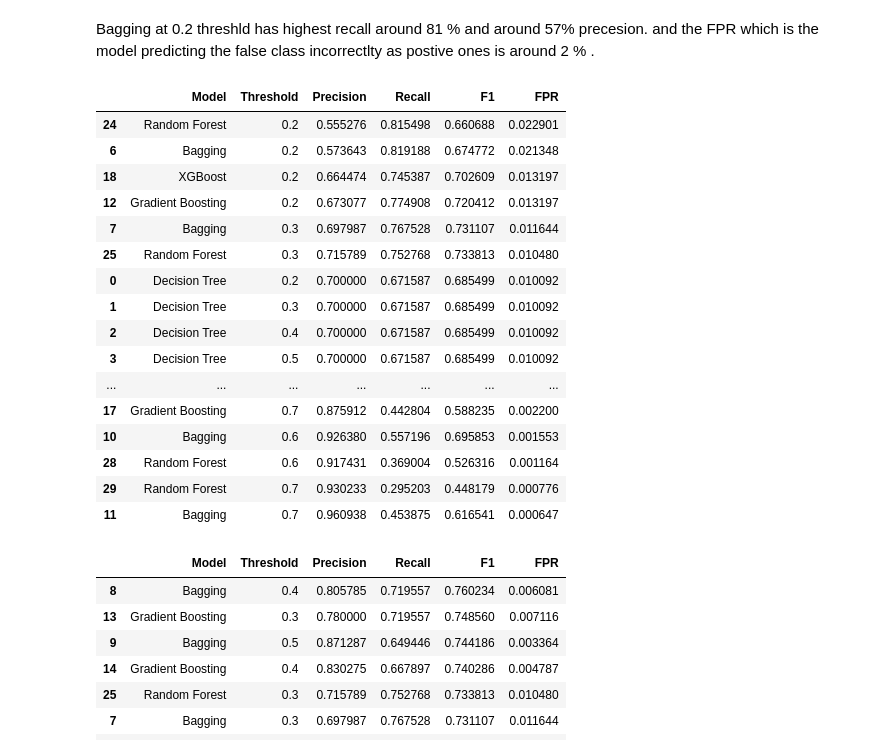
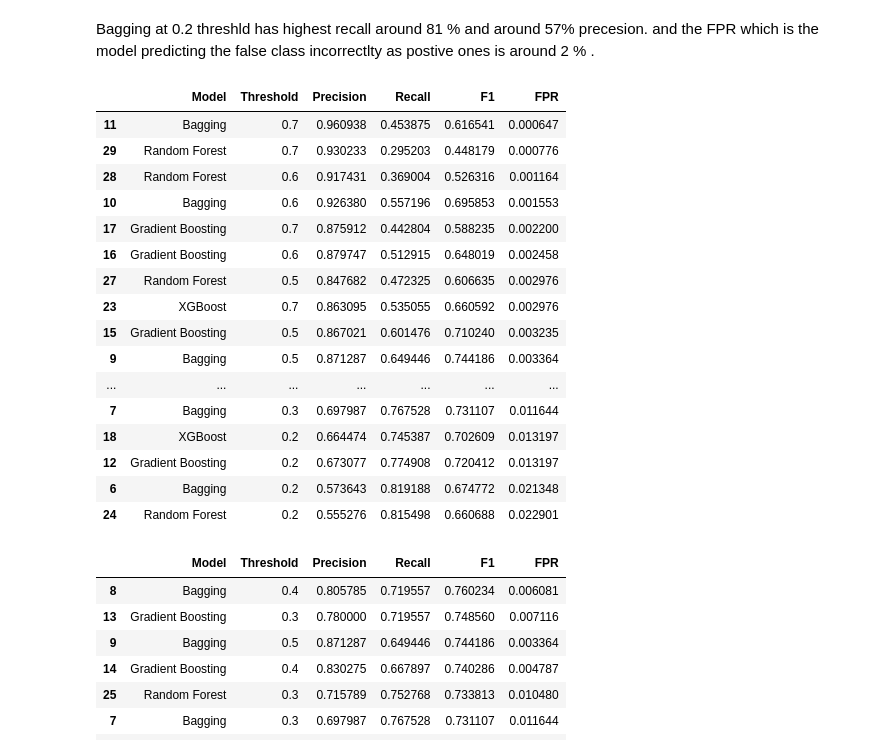
Before and after one commit to VivekXplore/PulseMachine, a Jupyter notebook: EDA/03_correct.ipynb, the cells around one changed output. Drawn from its saved outputs; the diff is of its cells as text; code cells hidden in the pictures.

Commit message:
Found out a problem and solved it regarding test set

```diff
--- a/EDA/03_correct.ipynb
+++ b/EDA/03_correct.ipynb
@@ -571,7 +567,7 @@ from sklearn.ensemble import RandomForestClassifier
 
 
 rf=RandomForestClassifier(random_state=42,n_estimators=100)
-rf.fit(X_train_transform,y_train)
-rf_pred=rf.predict(X_test_transform)
-accuracy_score(y_test,rf_pred)
+rf_pred=cross_val_predict(rf,X_train_transform,y_train,cv=cv,method='predict')
+
+accuracy_score(y_train,rf_pred)
 # %% [output]
@@ -598,9 +594,8 @@ from xgboost import XGBClassifier
 
 
 ada=AdaBoostClassifier(n_estimators=5, learning_rate=0.5,random_state=42)
-ada.fit(X_train_transform,y_train)
-ada_pred=ada.predict(X_test_transform)
-print('accuracy:',accuracy_score(y_test,ada_pred))
-print('precision:',precision_score(y_test,ada_pred))
-print('recall:',recall_score(y_test,ada_pred))
+ada_pred=cross_val_predict(ada,X_train_transform,y_train,cv=cv,method='predict')
+print('accuracy:',accuracy_score(y_train,ada_pred))
+print('precision:',precision_score(y_train,ada_pred))
+print('recall:',recall_score(y_train,ada_pred))
 # %% [output]
@@ -611,9 +606,9 @@ recall: 0.11764705882352941
 # gradient-Boost
 
 grad=GradientBoostingClassifier(n_estimators=100)
-grad.fit(X_train_transform,y_train)
-grad_pred=grad.predict(X_test_transform)
-print(accuracy_score(y_test,grad_pred))
-print('precision:',precision_score(y_test,grad_pred))
-print('recall:',recall_score(y_test,grad_pred))
+
+grad_pred=cross_val_predict(grad,X_train_transform,y_train,cv=cv,method='predict')
+print(accuracy_score(y_train,grad_pred))
+print('precision:',precision_score(y_train,grad_pred))
+print('recall:',recall_score(y_train,grad_pred))
 # %% [output]
@@ -625,9 +620,9 @@ recall: 0.6617647058823529
 
 
 xg=XGBClassifier(n_estimators=100)
-xg.fit(X_train_transform,y_train)
-xg_pred=xg.predict(X_test_transform)
-print(accuracy_score(y_test,xg_pred))
-print('precision:',precision_score(y_test,xg_pred))
-print('recall:',recall_score(y_test,xg_pred))
+
+xg_pred=cross_val_predict(xg,X_train_transform,y_train,cv=cv,method='predict')
+print(accuracy_score(y_train,xg_pred))
+print('precision:',precision_score(y_train,xg_pred))
+print('recall:',recall_score(y_train,xg_pred))
 # %% [output]
@@ -976,27 +964,27 @@ threshold_df.sort_values(by='Recall',ascending=False)
 # %% [markdown]
 Bagging at 0.2 threshld has highest recall around 81 % and around 57% precesion. and the FPR which is the model predicting the false class incorrectlty as  postive ones is around 2 % .
 # %%
-threshold_df.sort_values(by='FPR',ascending=False)
+threshold_df.sort_values(by='FPR',ascending=True)
 
-# so at 0.2 Random forest  produce the least FPR .
+# so at 0.2 bagging  produce the least FPR .
 # %% [output]
 |  | Model | Threshold | Precision | Recall | F1 | FPR |
-| 24 | Random Forest | 0.2 | 0.555276 | 0.815498 | 0.660688 | 0.022901 |
-| 6 | Bagging | 0.2 | 0.573643 | 0.819188 | 0.674772 | 0.021348 |
+| 11 | Bagging | 0.7 | 0.960938 | 0.453875 | 0.616541 | 0.000647 |
+| 29 | Random Forest | 0.7 | 0.930233 | 0.295203 | 0.448179 | 0.000776 |
+| 28 | Random Forest | 0.6 | 0.917431 | 0.369004 | 0.526316 | 0.001164 |
+| 10 | Bagging | 0.6 | 0.926380 | 0.557196 | 0.695853 | 0.001553 |
+| 17 | Gradient Boosting | 0.7 | 0.875912 | 0.442804 | 0.588235 | 0.002200 |
+| 16 | Gradient Boosting | 0.6 | 0.879747 | 0.512915 | 0.648019 | 0.002458 |
+| 27 | Random Forest | 0.5 | 0.847682 | 0.472325 | 0.606635 | 0.002976 |
+| 23 | XGBoost | 0.7 | 0.863095 | 0.535055 | 0.660592 | 0.002976 |
+| 15 | Gradient Boosting | 0.5 | 0.867021 | 0.601476 | 0.710240 | 0.003235 |
+| 9 | Bagging | 0.5 | 0.871287 | 0.649446 | 0.744186 | 0.003364 |
+| ... | ... | ... | ... | ... | ... | ... |
+| 7 | Bagging | 0.3 | 0.697987 | 0.767528 | 0.731107 | 0.011644 |
 | 18 | XGBoost | 0.2 | 0.664474 | 0.745387 | 0.702609 | 0.013197 |
 | 12 | Gradient Boosting | 0.2 | 0.673077 | 0.774908 | 0.720412 | 0.013197 |
-| 7 | Bagging | 0.3 | 0.697987 | 0.767528 | 0.731107 | 0.011644 |
-| 25 | Random Forest | 0.3 | 0.715789 | 0.752768 | 0.733813 | 0.010480 |
-| 0 | Decision Tree | 0.2 | 0.700000 | 0.671587 | 0.685499 | 0.010092 |
-| 1 | Decision Tree | 0.3 | 0.700000 | 0.671587 | 0.685499 | 0.010092 |
-| 2 | Decision Tree | 0.4 | 0.700000 | 0.671587 | 0.685499 | 0.010092 |
-| 3 | Decision Tree | 0.5 | 0.700000 | 0.671587 | 0.685499 | 0.010092 |
-| ... | ... | ... | ... | ... | ... | ... |
-| 17 | Gradient Boosting | 0.7 | 0.875912 | 0.442804 | 0.588235 | 0.002200 |
-| 10 | Bagging | 0.6 | 0.926380 | 0.557196 | 0.695853 | 0.001553 |
-| 28 | Random Forest | 0.6 | 0.917431 | 0.369004 | 0.526316 | 0.001164 |
-| 29 | Random Forest | 0.7 | 0.930233 | 0.295203 | 0.448179 | 0.000776 |
-| 11 | Bagging | 0.7 | 0.960938 | 0.453875 | 0.616541 | 0.000647 |
+| 6 | Bagging | 0.2 | 0.573643 | 0.819188 | 0.674772 | 0.021348 |
+| 24 | Random Forest | 0.2 | 0.555276 | 0.815498 | 0.660688 | 0.022901 |
 # %%
 # F1 is the harmonic mean of precision and recall.
 # it balances precsion and recall
```
Also changed, not shown: parts of 40 cells of this notebook.
